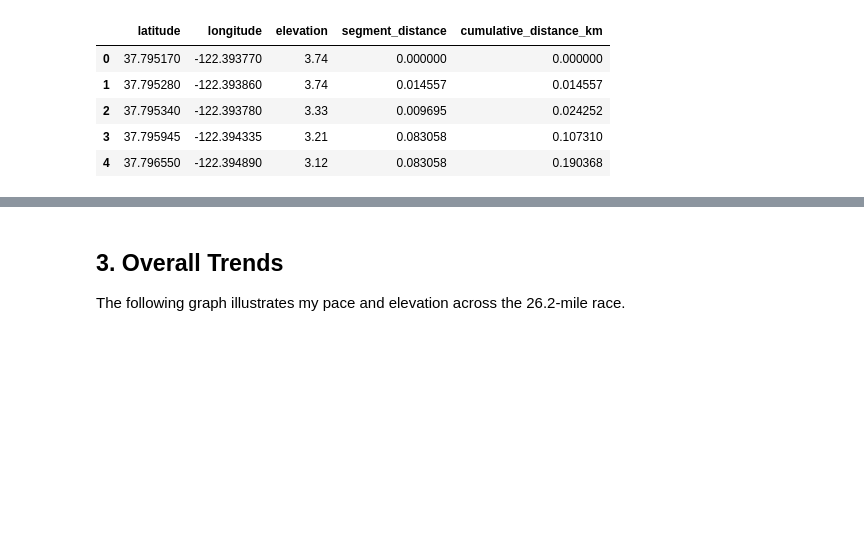
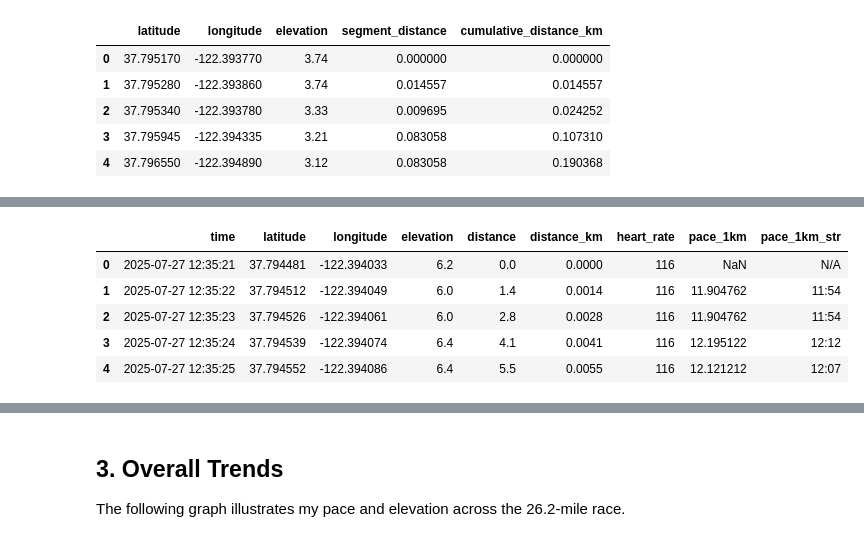
Before and after one commit to SuiseiNakagawa/marathon_data_analysis, a Jupyter notebook: notebooks/marathon_analysis.ipynb, the cells around one changed output, grey strips where cells are left out. Cells and saved outputs as stored; diff of their text form; code cells hidden in the pictures; blank space fills up the shorter version.

```diff
--- a/notebooks/marathon_analysis.ipynb
+++ b/notebooks/marathon_analysis.ipynb
@@ -295,6 +346,49 @@ fig.update_layout(
 )
 
 fig.show()
+# %%
+# Find rolling average pace over 1 km
+# Convert distance to meters and time to seconds
+dist_m = tcx_df['distance'].to_numpy()
+tcx_df['time'] = pd.to_datetime(tcx_df['time'])
+
+time_s = tcx_df['time'].astype('int64') // 1_000_000_000  # seconds since epoch
+
+# Array to store rolling pace
+pace_1km = np.full(len(dist_m), np.nan)
+
+window_m = 1000  # 1 km
+
+for i in range(len(dist_m)):
+    target_dist = dist_m[i] - window_m
+    start_idx = np.searchsorted(dist_m, target_dist, side='right') - 1
+    start_idx = max(0, start_idx)
+
+    dt = time_s[i] - time_s[start_idx]
+    dx_km = (dist_m[i] - dist_m[start_idx]) / 1000
+
+    if dx_km > 0:
+        pace_1km[i] = (dt / 60) / dx_km  # min/km
+
+def format_pace_value(pace):
+    if pace is None or np.isnan(pace):
+        return "N/A"
+    minutes = int(pace)
+    seconds = int(round((pace - minutes) * 60))
+    return f"{minutes}:{seconds:02d}"
+
+
+tcx_df['pace_1km'] = pace_1km
+tcx_df['pace_1km_str'] = tcx_df['pace_1km'].apply(format_pace_value)
+
+tcx_df.head()
+# %% [output]
+|  | time | latitude | longitude | elevation | distance | distance_km | heart_rate | pace_1km | pace_1km_str |
+| 0 | 2025-07-27 12:35:21 | 37.794481 | -122.394033 | 6.2 | 0.0 | 0.0000 | 116 | NaN | N/A |
+| 1 | 2025-07-27 12:35:22 | 37.794512 | -122.394049 | 6.0 | 1.4 | 0.0014 | 116 | 11.904762 | 11:54 |
+| 2 | 2025-07-27 12:35:23 | 37.794526 | -122.394061 | 6.0 | 2.8 | 0.0028 | 116 | 11.904762 | 11:54 |
+| 3 | 2025-07-27 12:35:24 | 37.794539 | -122.394074 | 6.4 | 4.1 | 0.0041 | 116 | 12.195122 | 12:12 |
+| 4 | 2025-07-27 12:35:25 | 37.794552 | -122.394086 | 6.4 | 5.5 | 0.0055 | 116 | 12.121212 | 12:07 |
 # %%
 # Create km splits and calculate pace per kilometer
 tcx_df['km_split'] = tcx_df['distance_km'].astype(int)
```
Also changed, not shown: parts of 9 cells of this notebook.
